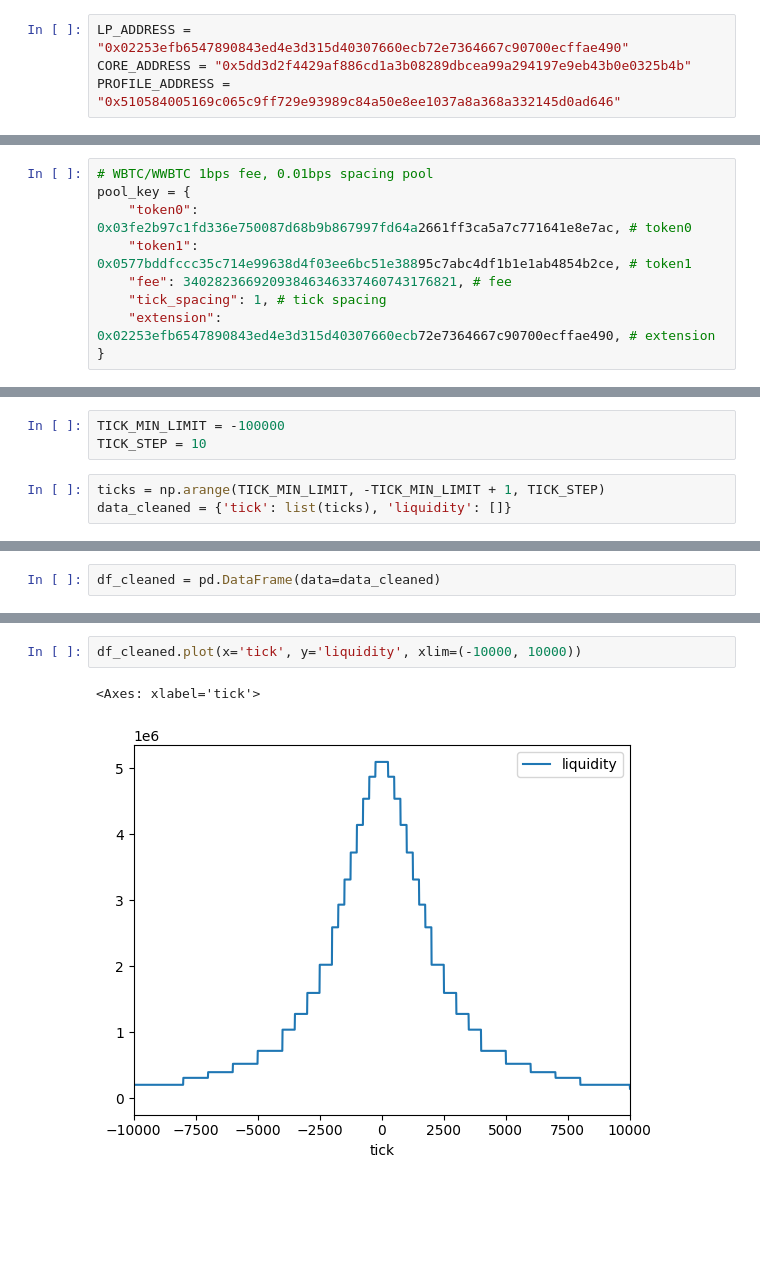
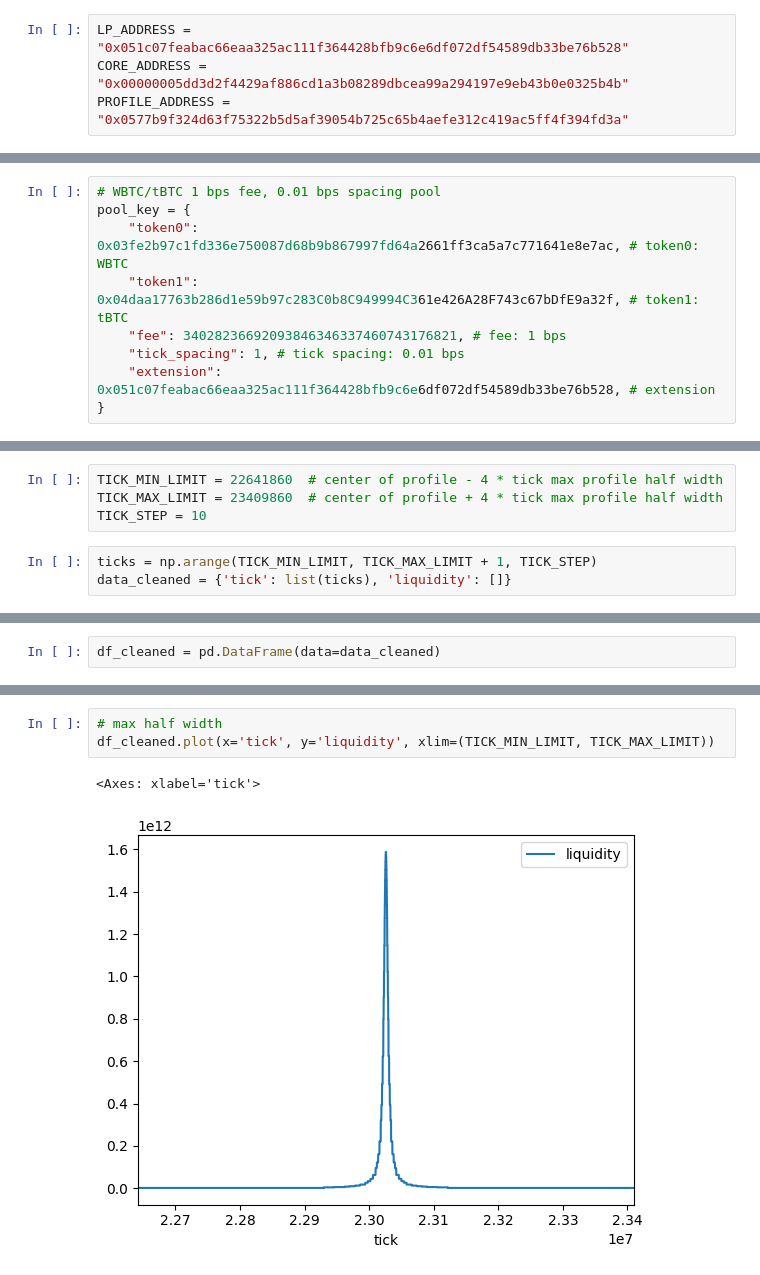
Before and after one commit to smolquants/cauchy-simulations-2025-03, a Jupyter notebook: notebook/actual.ipynb, the cells around one changed output, grey strips where cells are left out. Saved outputs shown, nothing was run; the diff lists cells and outputs as text; blank space fills up the shorter version.

Commit message:
update actual for wbtc/tbtc pool

```diff
--- a/notebook/actual.ipynb
+++ b/notebook/actual.ipynb
@@ -20,9 +20,9 @@ account = Account(
     chain=StarknetChainId.MAINNET,
 )
 # %%
-LP_ADDRESS = "0x02253efb6547890843ed4e3d315d40307660ecb72e7364667c90700ecffae490"
-CORE_ADDRESS = "0x5dd3d2f4429af886cd1a3b08289dbcea99a294197e9eb43b0e0325b4b"
-PROFILE_ADDRESS = "0x510584005169c065c9ff729e93989c84a50e8ee1037a8a368a332145d0ad646"
+LP_ADDRESS = "0x051c07feabac66eaa325ac111f364428bfb9c6e6df072df54589db33be76b528"
+CORE_ADDRESS = "0x00000005dd3d2f4429af886cd1a3b08289dbcea99a294197e9eb43b0e0325b4b"
+PROFILE_ADDRESS = "0x0577b9f324d63f75322b5d5af39054b725c65b4aefe312c419ac5ff4f394fd3a"
 # %%
 lp_contract = await Contract.from_address(address=LP_ADDRESS, provider=account)
 # %%
@@ -42,11 +42,11 @@ await lp_contract.functions['profile'].call()
 # %%
-# WBTC/WWBTC 1bps fee, 0.01bps spacing pool
+# WBTC/tBTC 1 bps fee, 0.01 bps spacing pool
 pool_key = {
-    "token0": 0x03fe2b97c1fd336e750087d68b9b867997fd64a2661ff3ca5a7c771641e8e7ac, # token0
-    "token1": 0x0577bddfccc35c714e99638d4f03ee6bc51e38895c7abc4df1b1e1ab4854b2ce, # token1
-    "fee": 34028236692093846346337460743176821, # fee
-    "tick_spacing": 1, # tick spacing
-    "extension": 0x02253efb6547890843ed4e3d315d40307660ecb72e7364667c90700ecffae490, # extension
+    "token0": 0x03fe2b97c1fd336e750087d68b9b867997fd64a2661ff3ca5a7c771641e8e7ac, # token0: WBTC
+    "token1": 0x04daa17763b286d1e59b97c283C0b8C949994C361e426A28F743c67bDfE9a32f, # token1: tBTC
+    "fee": 34028236692093846346337460743176821, # fee: 1 bps
+    "tick_spacing": 1, # tick spacing: 0.01 bps
+    "extension": 0x051c07feabac66eaa325ac111f364428bfb9c6e6df072df54589db33be76b528, # extension
 }
 # %%
 await lp_contract.functions['pool_reserves'].call(pool_key)
@@ -136,8 +132,9 @@ df
 # %%
-TICK_MIN_LIMIT = -100000
+TICK_MIN_LIMIT = 22641860  # center of profile - 4 * tick max profile half width
+TICK_MAX_LIMIT = 23409860  # center of profile + 4 * tick max profile half width
 TICK_STEP = 10
 # %%
-ticks = np.arange(TICK_MIN_LIMIT, -TICK_MIN_LIMIT + 1, TICK_STEP)
+ticks = np.arange(TICK_MIN_LIMIT, TICK_MAX_LIMIT + 1, TICK_STEP)
 data_cleaned = {'tick': list(ticks), 'liquidity': []}
 # %%
 for tick in ticks:
@@ -164,6 +164,7 @@ df_cleaned
 # %%
-df_cleaned.plot(x='tick', y='liquidity', xlim=(-10000, 10000))
+# max half width
+df_cleaned.plot(x='tick', y='liquidity', xlim=(TICK_MIN_LIMIT, TICK_MAX_LIMIT))
 # %% [output]
 <Axes: xlabel='tick'>
-[figure, old version]
+[figure, new version]
 # %%
```
Also changed, not shown: parts of 18 cells of this notebook.
